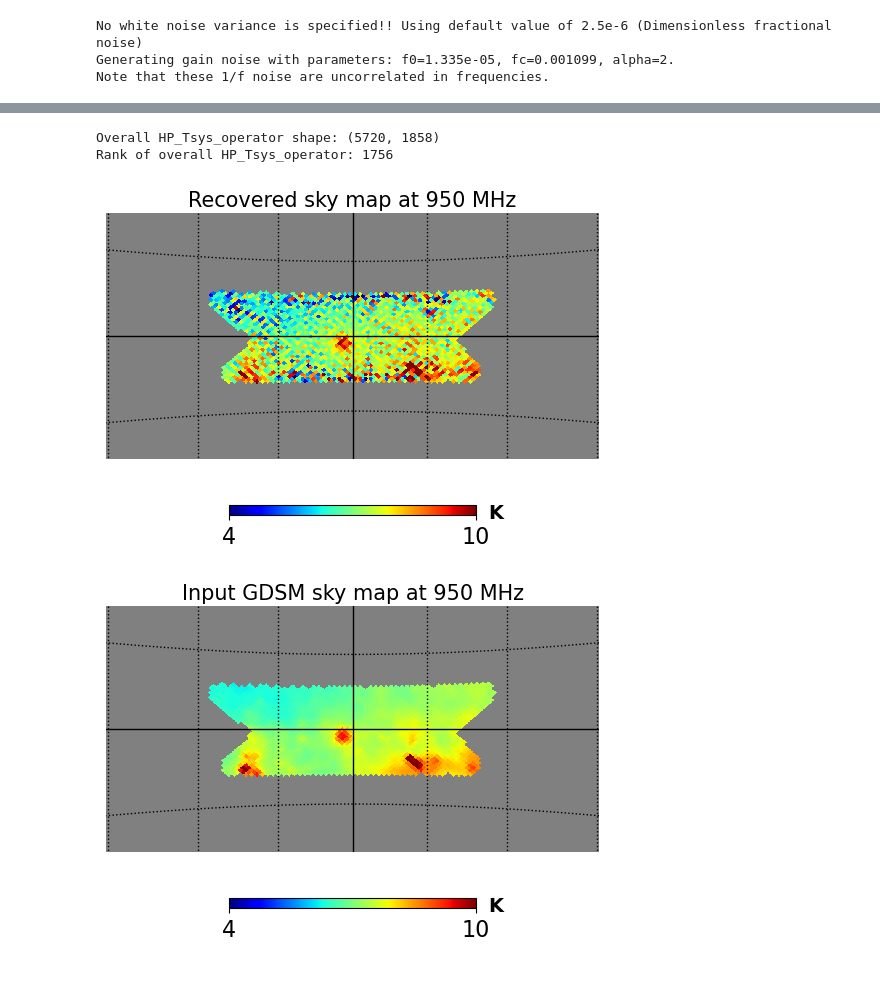
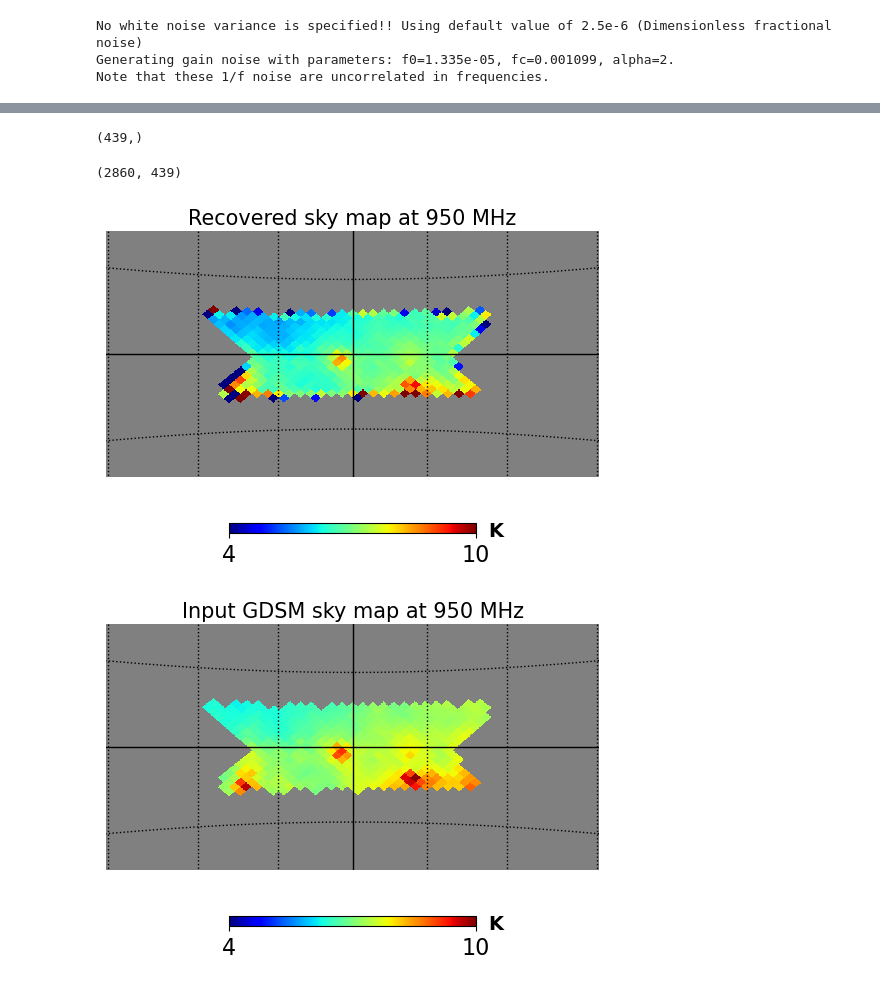
Before and after one commit to zzhang0123/limTOD, a Jupyter notebook: examples/mm_example.ipynb, the cells around one changed output, grey strips where cells are left out. Drawn from its saved outputs; the diff is of its cells as text; code cells hidden in the pictures.

Commit message:
Updated code allow different beam nside and skymap nside. This allows rotating narrow beams with high accuracy, while keeping the sky pixelation at lower resolution..
Updated the notebooks

```diff
--- a/examples/mm_example.ipynb
+++ b/examples/mm_example.ipynb
@@ -118,5 +145,5 @@ Note that these 1/f noise are uncorrelated in frequencies.
 # %%
-beam_map = example_symm_beam_map(freq=freq_list[0], nside=tod_sim.nside)  # Beam map at the frequency of interest
+beam_map = example_symm_beam_map(freq=freq_list[0], nside=tod_sim.beam_nside)  # Beam map at the frequency of interest
 lat_deg =tod_sim.ant_latitude_deg
 
 from numpy.polynomial.legendre import legval
@@ -131,13 +158,3 @@ for i in range(n_legendre):
     coeffs[i] = 1.0
     Trec_operator[:, i] = legval(t_normalized, coeffs)
 Trec_operator_group = [Trec_operator for _ in range(len(TOD_group))]
-
-HPW_mapmaker = HPW_mapmaking(
-    beam_map=beam_map,
-    LST_deg_list_group=LST_deg_list_group,
-    lat_deg=lat_deg,
-    azimuth_deg_list_group=azimuth_deg_list_group,
-    elevation_deg_list_group=elevation_deg_list_group,
-    threshold=0.011,  # Only use pixels where beam response (divided by peak) is > threshold
-    Tsys_others_operator_group=Trec_operator_group,  # Otherwise, one can provide e.g., a list of Legendre polynomial operator of shape (n_time, n_params) here
-)
@@ -159,0 +161,14 @@ Rank of Tsys_operator for TOD 1: 1089
+# %%
+
+HPW_mapmaker = HPW_mapmaking(
+    beam_map=beam_map,
+    LST_deg_list_group=LST_deg_list_group,
+    lat_deg=lat_deg,
+    azimuth_deg_list_group=azimuth_deg_list_group,
+    elevation_deg_list_group=elevation_deg_list_group,
+    threshold=0.05,  # Only use pixels where beam response (divided by peak) is > threshold
+    # Tsys_others_operator_group=Trec_operator_group,  # Otherwise, one can provide e.g., a list of Legendre polynomial operator of shape (n_time, n_params) here
+    # nside_hires=512,
+    nside_target=sky_Nside,
+    beam_truncate_frac_thres=truncate_frac_thres
+)
@@ -164,42 +187,48 @@ cov_inv = np.ones(HPW_mapmaker.num_pixels) / (5.0**2)  # Assume white noise with
 # %%
 cutoff_freq_group = [0.001] * len(TOD_group)  # Cutoff frequency for high-pass filtering in Hz (default: 0.001 Hz), one for each TOD set
 
-sky_map_est, sky_map_uncertainty, Tsys_others_estimation_group, Tsys_others_uncertainty_group = HPW_mapmaker(
+# sky_map_est, sky_map_uncertainty, Tsys_others_estimation_group, Tsys_others_uncertainty_group \
+sky_map_est, sky_map_uncertainty = HPW_mapmaker(
     TOD_group=np.array(TOD_group),
     dtime=2.0,
     cutoff_freq_group=np.array(cutoff_freq_group),
     gain_group=None, # As default, no gain calibration is to be performed
     known_injection_group=None, # As default, no known injection signal is considered here
-    Tsky_prior_mean=sky_vec,  # Use the GDSM sky model as prior mean
-    Tsky_prior_inv_cov_diag=cov_inv,
+    # Tsky_prior_mean=sky_vec,  # Use the GDSM sky model as prior mean
+    # Tsky_prior_inv_cov_diag=cov_inv,
     Tsys_other_prior_mean_group=None, # As default, no prior on other Tsys components
     Tsys_other_prior_inv_cov_group=None, # As default, no prior on other Tsys components
-    regularization=0.0,
+    regularization=1e-12,
     return_full_cov=False,
     filter_order=4
 )
-# %% [output]
-Overall HP_Tsys_operator shape: (5720, 1858)
-Rank of overall HP_Tsys_operator: 1756
+# %%
+sky_map_est.shape
+# %% [output]
+(439,)
+# %%
+HPW_mapmaker.Tsys_operators[0].shape
+# %% [output]
+(2860, 439)
 # %%
 from limTOD.visual import gnomview_patch, view_patch_map
 
 gnomview_patch(map=sky_map_est,
-                nside=Nside,
+                nside=sky_Nside,
                 pixel_indices=HPW_mapmaker.pixel_indices,
                 sky_min=4,
                 sky_max=10,
                 res=5,
                 xsize=800,
                 ysize=400,
                 title="Recovered sky map at {} MHz".format(freq_list[0])
             )
 plt.show()
 # %% [output]
-[figure, old version]
+[figure, new version]
 # %%
 gnomview_patch(map=sky_vec,
-                nside=Nside,
+                nside=sky_Nside,
                 sky_min=4,
                 sky_max=10,
                 res=5,
@@ -209,4 +238,4 @@ gnomview_patch(map=sky_vec,
                 title="Input GDSM sky map at {} MHz".format(freq_list[0])
             )
 # %% [output]
-[figure, old version]
+[figure, new version]
```
Also changed, not shown: parts of 6 cells of this notebook, 3 other files.
